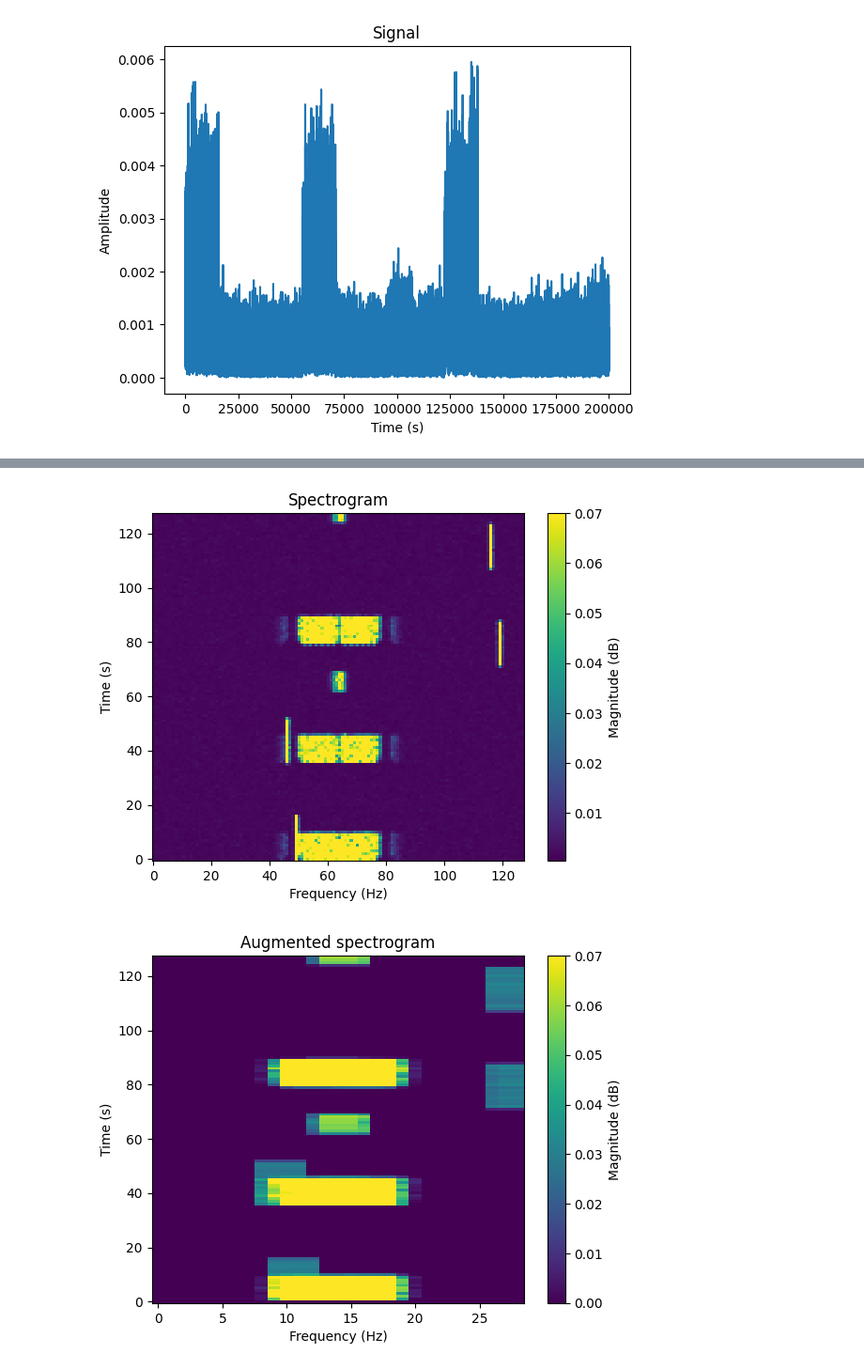
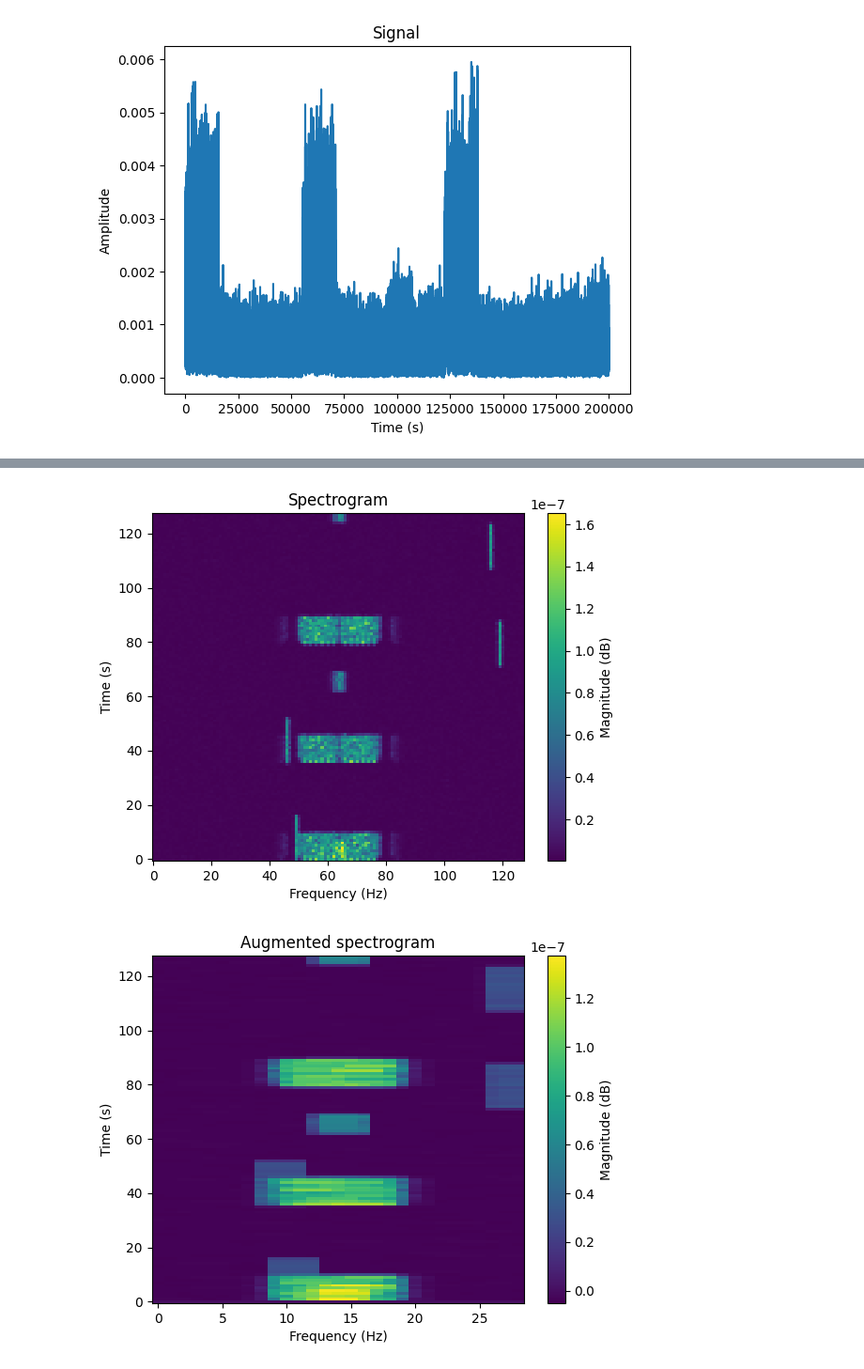
Before and after one commit to sds100/TinyMLSpectrumSensing, a Jupyter notebook: spectrum-painting.ipynb, the cells around one changed output, grey strips where cells are left out. Shown at 94% size. Saved outputs shown, nothing was run; the diff lists cells and outputs as text; code cells hidden in the pictures.

```diff
--- a/spectrum-painting.ipynb
+++ b/spectrum-painting.ipynb
@@ -19,21 +19,14 @@ data: np.ndarray[complex] = raw_data.map(lambda row: np.csingle(row.replace("i",
 data = data[:200000]
 
 # Sampling frequency
-fs = 1  # Hz
+fs = 20000000  # Hz
 
 # Calculate Short Time Fourier Transform of the signal.
 # return_one_sided is needed because the data is complex
 f, t, Sxx = stft(x=data, fs=fs, return_onesided=False)
 
-# This is used to scale the frequencies to the 2.4Ghz range to make the plots
-# easier to interpret as a human. It doesn't affect the output of the processing
-# at all since the images look the same regardless of the frequency scale.
-#
-# Changing this will affect the amplitude of the signals and so to get a plot
-# that has noise to signal ratios that show the signal bright enough you will also
-# have to clip the data with 'np.clip' before plotting, or use 'vmin' and 'vmax'
-# in matplotlib.
-freq_scale_factor = 1000000
+f += 2447000000
 
 # A spectrogram is the absolute value of the STFT and then squared.
-Sxx_abs = (np.abs(Sxx) ** 2) * freq_scale_factor
+Sxx_abs = (np.abs(Sxx) ** 2)
+print(Sxx_abs.shape)
@@ -90,14 +85,16 @@ def downsample(spectrogram, resolution: int):
 
 target_resolution = 128
 downsampled = downsample(Sxx_abs, target_resolution)
-plt.pcolormesh(np.arange(target_resolution), np.arange(target_resolution), np.clip(downsampled, 0, 0.07).T, shading="nearest")
+downsampled = np.clip(downsampled, 0, 0.07)
+plt.pcolormesh(np.arange(target_resolution), np.arange(target_resolution), downsampled.T,
+               shading="nearest")
 plt.xlabel("Frequency (Hz)")
 plt.ylabel("Time (s)")
 plt.title("Spectrogram")
 plt.colorbar(label="Magnitude (dB)")
 plt.show()
 # %% [output]
-[figure, old version]
+[figure, new version]
 # %%
 def augment(spectrogram, K: int, L: int, D: int) -> np.ndarray:
     """
@@ -119,36 +116,35 @@ def augment(spectrogram, K: int, L: int, D: int) -> np.ndarray:
 
     m = np.mean(spectrogram_copy)
 
     for i in range(1, M):
         j_augmented = 0
         j = 0
         while j <= N - L:
             # For the current row i, get a window of size L.
             window = spectrogram_copy[i][j:(j + L)]
             # Get the top K elements by sorting and taking last K elements.
             top_k = np.sort(window)[len(window) - K:]
             mean_top_k = np.mean(top_k)
             spectrogram_copy[i][j] = mean_top_k
             augmented_spectrogram[i][j_augmented] = spectrogram_copy[i][j] - m
 
             j_augmented += 1
             j += D
 
     return augmented_spectrogram
 
 
-def plot_augmented(spectrogram, K: int, L: int, D: int):
-    augmented = augment(spectrogram=spectrogram, K=K, L=L, D=D)
-    (n_t, n_f) = augmented.shape
+def plot_spectrogram(spectrogram):
+    (n_t, n_f) = spectrogram.shape
 
-    plt.pcolormesh(np.arange(n_f), np.arange(n_t), np.clip(augmented, 0, 0.07), shading="nearest")
+    plt.pcolormesh(np.arange(n_f), np.arange(n_t), spectrogram, shading="nearest")
     plt.xlabel("Frequency (Hz)")
     plt.ylabel("Time (s)")
     plt.title("Augmented spectrogram")
     plt.colorbar(label="Magnitude (dB)")
     plt.show()
 
 
-plot_augmented(spectrogram=downsampled, K=3, L=16, D=4)
+plot_spectrogram(spectrogram=augment(spectrogram=downsampled, K=3, L=16, D=4))
 # %% [output]
-[figure, old version]
+[figure, new version]
```
Also changed, not shown: parts of 5 cells of this notebook, 1 other file.
